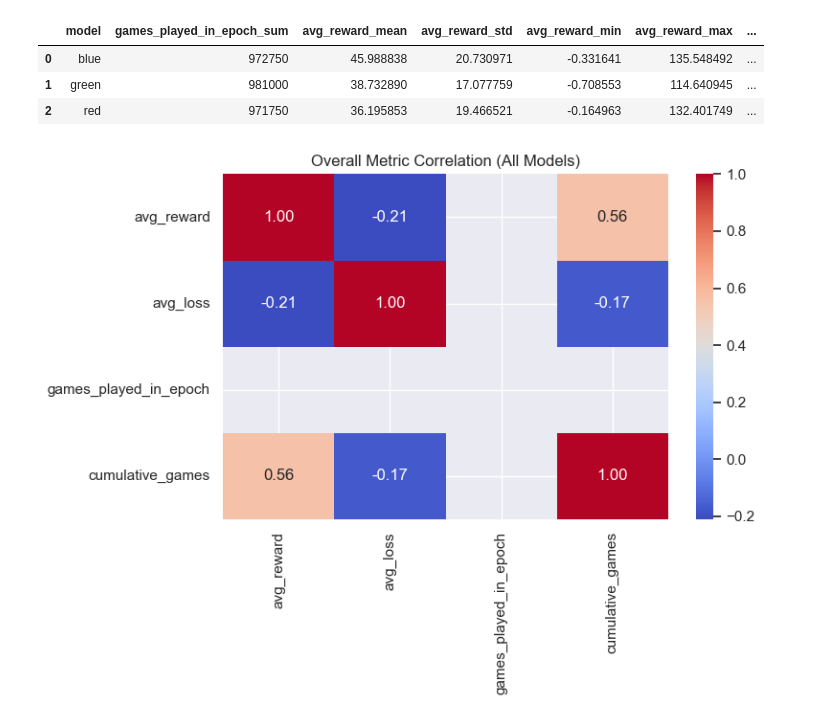
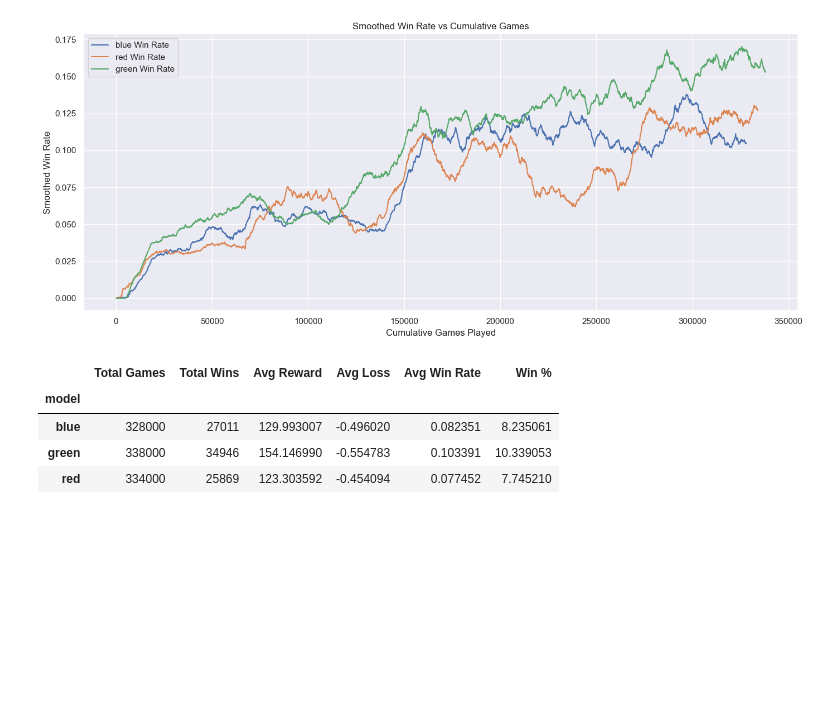
Before and after one commit to Saremist/fheroes2battleAI, a Jupyter notebook: analyze_training_log.ipynb, the cells around one changed output. Cells and saved outputs as stored; diff of their text form; code cells hidden in the pictures; blank space fills up the shorter version.

```diff
--- a/analyze_training_log.ipynb
+++ b/analyze_training_log.ipynb
@@ -89,26 +85,38 @@ plt.show()
-# %%
-# Show summary statistics per model
-summary = df.groupby('model').agg({
-    'games_played_in_epoch': 'sum',
-    'avg_reward': ['mean', 'std', 'min', 'max'],
-    'avg_loss': ['mean', 'std', 'min', 'max']
-})
-
-summary.columns = ['_'.join(col).strip() for col in summary.columns.values]
-summary.reset_index()
-# %% [output]
-|  | model | games_played_in_epoch_sum | avg_reward_mean | avg_reward_std | avg_reward_min | avg_reward_max | ... |
-| 0 | blue | 972750 | 45.988838 | 20.730971 | -0.331641 | 135.548492 | ... |
-| 1 | green | 981000 | 38.732890 | 17.077759 | -0.708553 | 114.640945 | ... |
-| 2 | red | 971750 | 36.195853 | 19.466521 | -0.164963 | 132.401749 | ... |
-# %%
-# Overall correlation between metrics
-plt.figure(figsize=(8, 6))
-corr = df[['avg_reward', 'avg_loss', 'games_played_in_epoch', 'cumulative_games']].corr()
-sns.heatmap(corr, annot=True, cmap='coolwarm', fmt=".2f")
-plt.title("Overall Metric Correlation (All Models)")
-plt.tight_layout()
-plt.savefig("Overall Metric Correlation (All Models).png")
-plt.show()
-# %% [output]
-[figure, removed]
+# %%
+# Plot smoothed win rate
+plt.figure(figsize=(14, 6))
+for model in df['model'].unique():
+    model_data = df[df['model'] == model]
+    plt.plot(model_data['cumulative_games'], model_data['smoothed_win_rate'], label=f"{model} Win Rate")
+plt.title("Smoothed Win Rate vs Cumulative Games")
+plt.xlabel("Cumulative Games Played")
+plt.ylabel("Smoothed Win Rate")
+plt.legend()
+plt.tight_layout()
+plt.savefig("smoothed_win_rate.png", dpi=300)
+plt.show()
+# %% [output]
+[figure, added]
+# %%
+# Summary table per model
+summary = df.groupby('model').agg({
+    'cumulative_games': 'max',
+    'cumulative_wins': 'max',
+    'avg_reward': 'mean',
+    'avg_loss': 'mean',
+    'win_rate': 'mean'
+}).rename(columns={
+    'cumulative_games': 'Total Games',
+    'cumulative_wins': 'Total Wins',
+    'avg_reward': 'Avg Reward',
+    'avg_loss': 'Avg Loss',
+    'win_rate': 'Avg Win Rate'
+})
+summary['Win %'] = 100 * summary['Total Wins'] / summary['Total Games']
+summary
+# %% [output]
+|  | Total Games | Total Wins | Avg Reward | Avg Loss | Avg Win Rate | Win % |
+| model |  |  |  |  |  |  |
+| blue | 328000 | 27011 | 129.993007 | -0.496020 | 0.082351 | 8.235061 |
+| green | 338000 | 34946 | 154.146990 | -0.554783 | 0.103391 | 10.339053 |
+| red | 334000 | 25869 | 123.303592 | -0.454094 | 0.077452 | 7.745210 |
```
Also changed, not shown: parts of 7 cells of this notebook, 20 other files.
